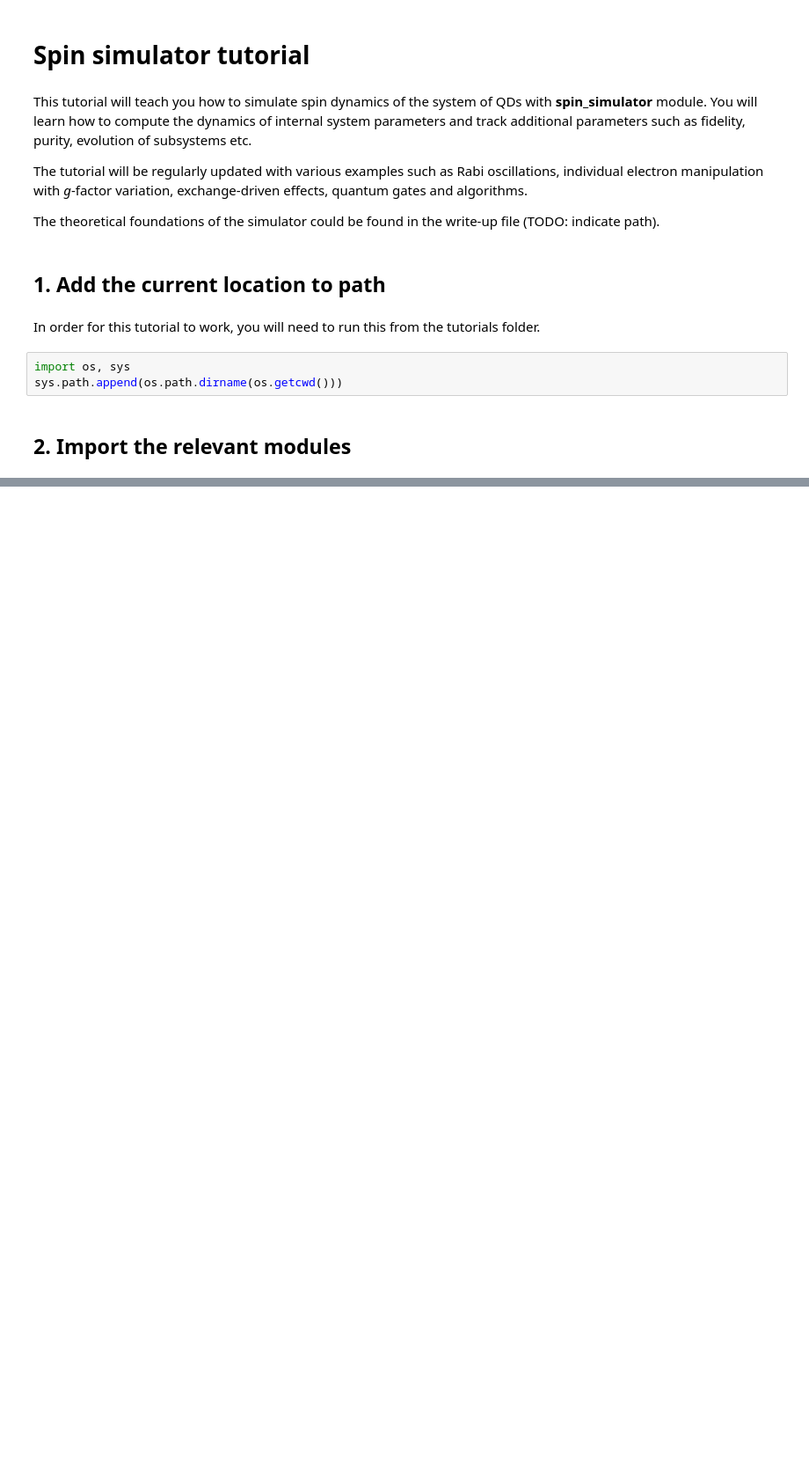
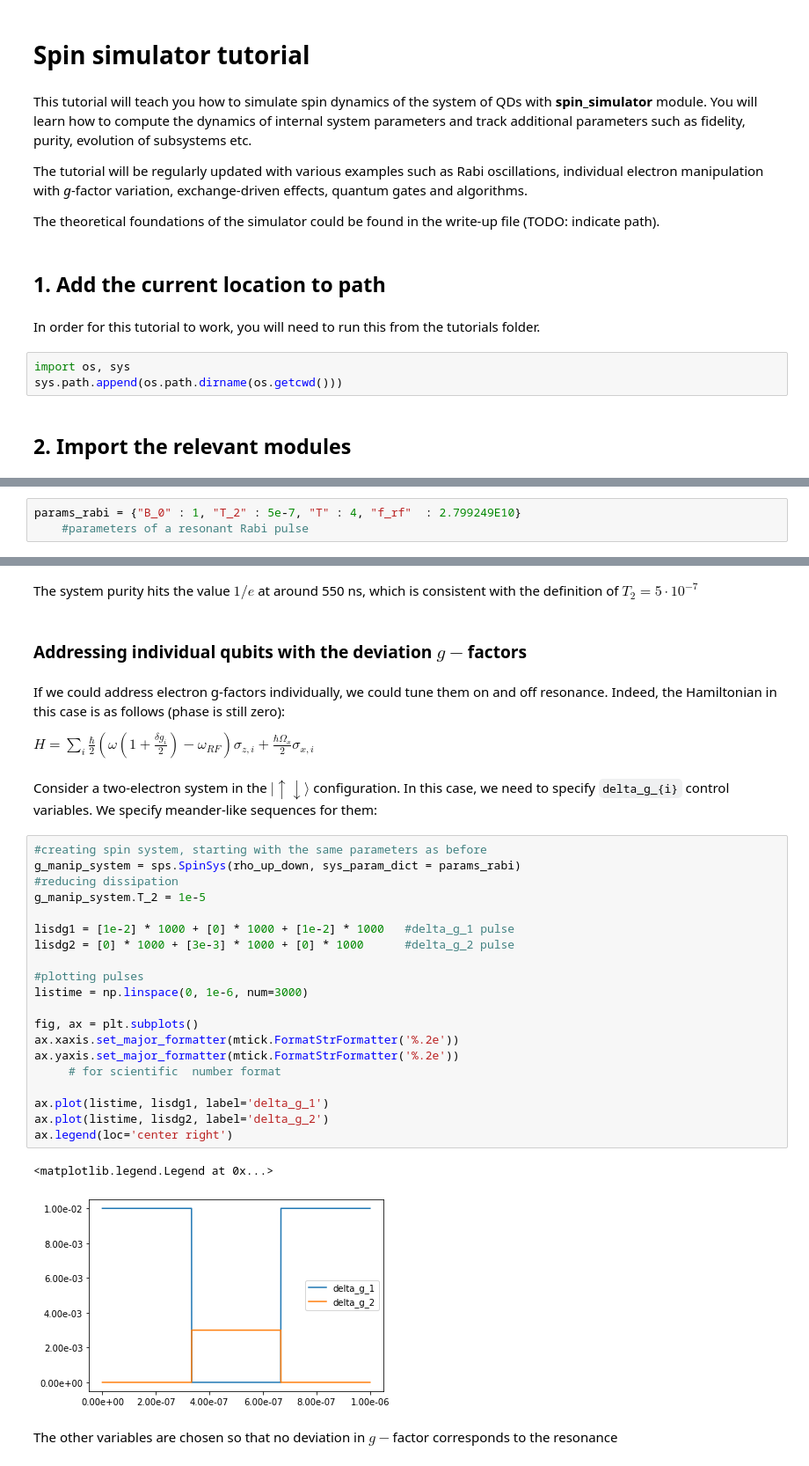
Before and after one commit to gharib85/QuDiPy, a Jupyter notebook: tutorials/Spin_simulator.ipynb, the cells around one changed output, grey strips where cells are left out. Shown at 88% size. Saved outputs shown, nothing was run; the diff lists cells and outputs as text; blank space fills up the shorter version.

```diff
--- a/tutorials/Spin_simulator.ipynb
+++ b/tutorials/Spin_simulator.ipynb
@@ -31,0 +52,3 @@ WARNING: Material system either not recognized or defined.
+# %%
+params_rabi = {"B_0" : 1, "T_2" : 5e-7, "T" : 4, "f_rf"  : 2.799249E10}
+    #parameters of a resonant Rabi pulse
@@ -31,0 +161,35 @@ WARNING: Material system either not recognized or defined.
+# %% [markdown]
+The system purity hits the value $1/e$ at around 550 ns, which is consistent with the definition of $T_2=5\cdot10^{-7}$
+# %% [markdown]
+### Addressing individual qubits with the deviation $g-$factors
+# %% [markdown]
+If we could address electron g-factors individually, we could tune them on and off resonance. Indeed, the Hamiltonian in this case is as follows (phase is still zero):
+
+$H = \sum_i \frac{\hbar}{2}\left(\omega\left(1+\frac{\delta g_i}{2}\right) - \omega_{RF} \right) \sigma_{z,i} + \frac{\hbar\Omega_x}{2} \sigma_{x,i}$
+# %% [markdown]
+Consider a two-electron system in the $|\uparrow \downarrow\rangle$ configuration. In this case, we need to specify `delta_g_{i}` control variables. We specify meander-like sequences for them:
+# %%
+#creating spin system, starting with the same parameters as before
+g_manip_system = sps.SpinSys(rho_up_down, sys_param_dict = params_rabi)
+#reducing dissipation
+g_manip_system.T_2 = 1e-5
+
+lisdg1 = [1e-2] * 1000 + [0] * 1000 + [1e-2] * 1000   #delta_g_1 pulse
+lisdg2 = [0] * 1000 + [3e-3] * 1000 + [0] * 1000      #delta_g_2 pulse
+
+#plotting pulses
+listime = np.linspace(0, 1e-6, num=3000)
+
+fig, ax = plt.subplots()
+ax.xaxis.set_major_formatter(mtick.FormatStrFormatter('%.2e'))
+ax.yaxis.set_major_formatter(mtick.FormatStrFormatter('%.2e'))
+     # for scientific  number format
+
+ax.plot(listime, lisdg1, label='delta_g_1')
+ax.plot(listime, lisdg2, label='delta_g_2')
+ax.legend(loc='center right')
+# %% [output]
+<matplotlib.legend.Legend at 0x...>
+[figure, added]
+# %% [markdown]
+The other variables are chosen so that no deviation in $g-$factor corresponds to the resonance
```
Also changed, not shown: parts of 33 cells of this notebook, 2 other files.
